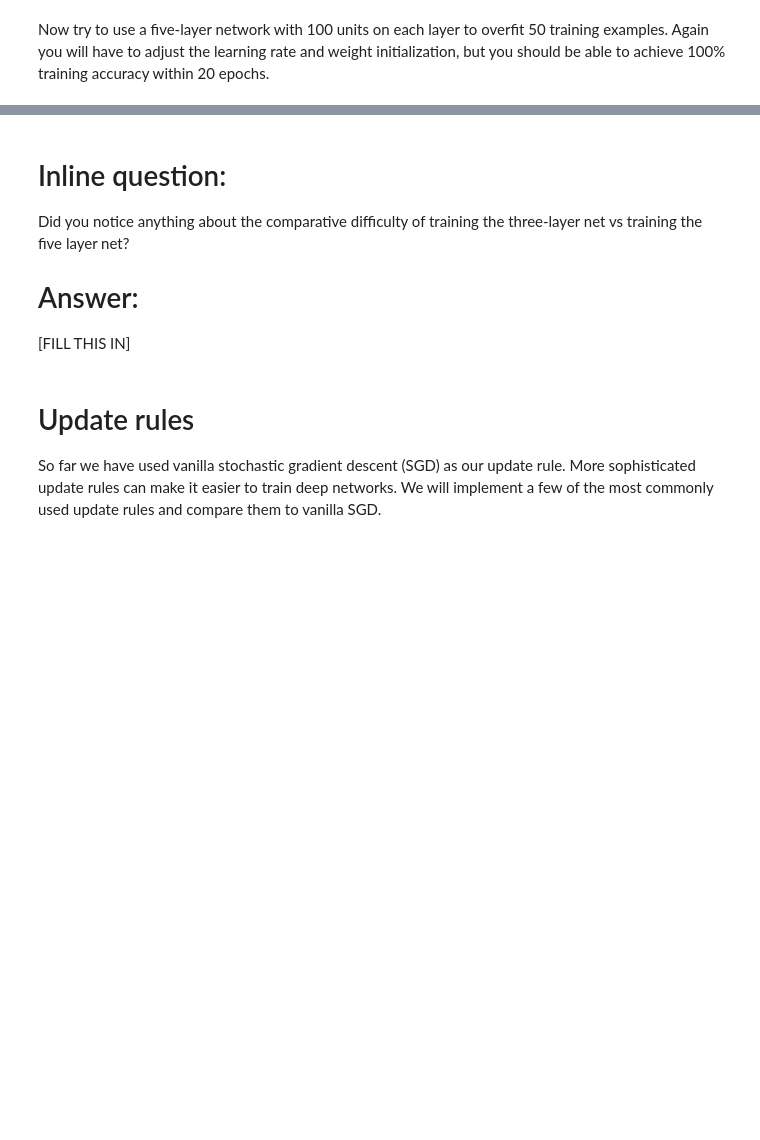
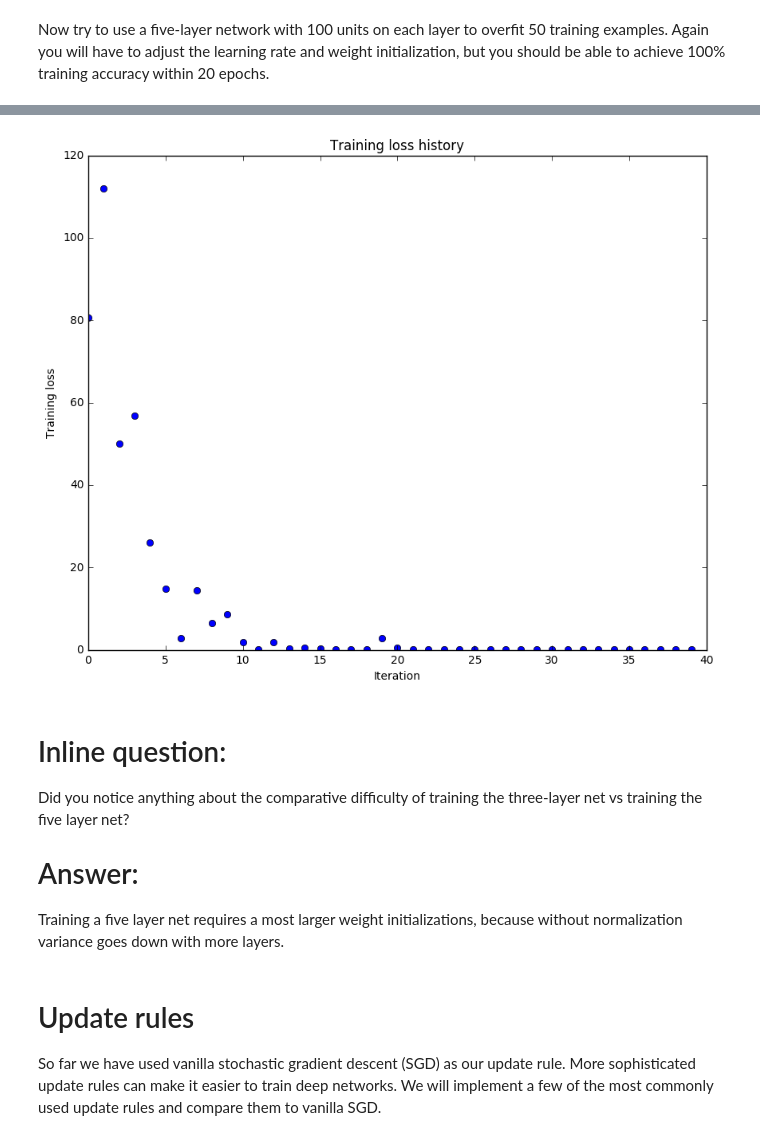
Before and after one commit to movb/cs231n, a Jupyter notebook: assignment2/FullyConnectedNets.ipynb, the cells around one changed output, grey strips where cells are left out. Drawn from its saved outputs; the diff is of its cells as text; code cells hidden in the pictures; blank space fills up the shorter version.

```diff
--- a/assignment2/FullyConnectedNets.ipynb
+++ b/assignment2/FullyConnectedNets.ipynb
@@ -449,7 +485,7 @@ small_data = {
 }
 
 learning_rate = 1e-3
-weight_scale = 1e-5
+weight_scale = 1e-1
 model = FullyConnectedNet([100, 100, 100, 100],
                 weight_scale=weight_scale, dtype=np.float64)
 solver = Solver(model, small_data,
@@ -466,3 +502,4 @@ plt.title('Training loss history')
 plt.xlabel('Iteration')
 plt.ylabel('Training loss')
 plt.show()
+# %% [output]
@@ -469,9 +523,10 @@ plt.show()
+[figure, added]
 # %% [markdown]
 # Inline question:
 Did you notice anything about the comparative difficulty of training the three-layer net vs training the five layer net?
 
 # Answer:
-[FILL THIS IN]
+Training a five layer net requires a most larger weight initializations, because without normalization variance goes down with more layers.
 # %% [markdown]
 # Update rules
 So far we have used vanilla stochastic gradient descent (SGD) as our update rule. More sophisticated update rules can make it easier to train deep networks. We will implement a few of the most commonly used update rules and compare them to vanilla SGD.
```
Also changed, not shown: parts of 4 cells of this notebook, 1 other file.
